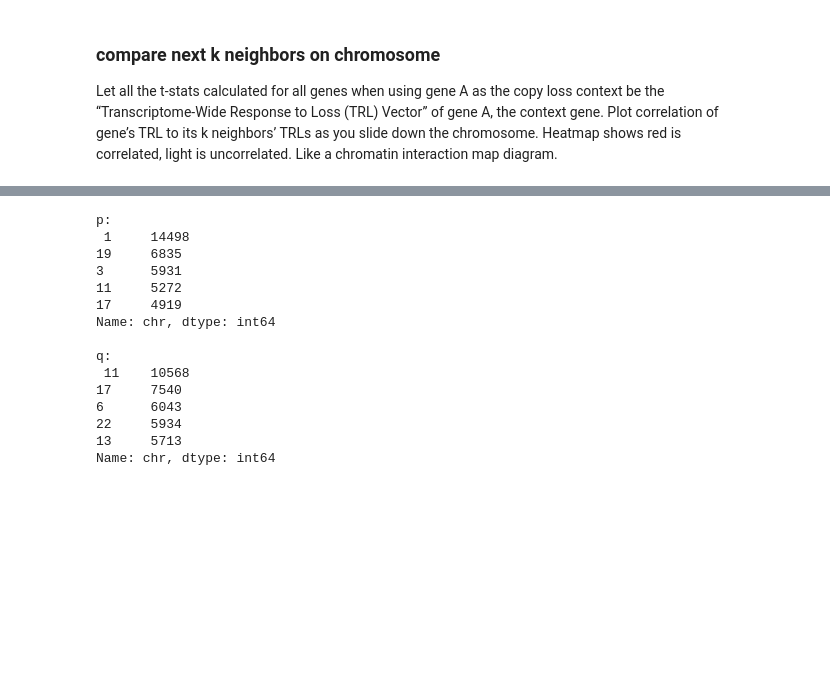
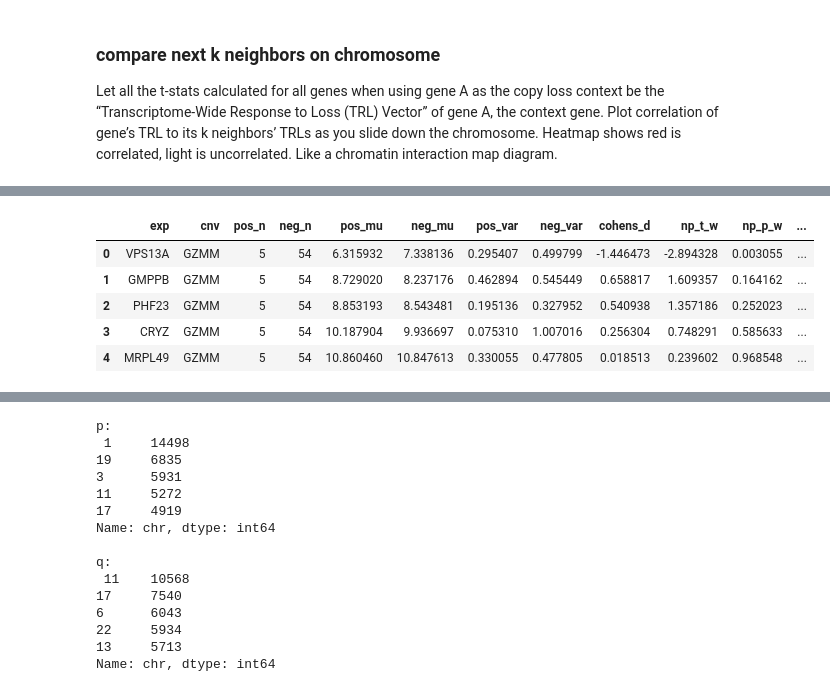
Before and after one commit to thjmattth/clove, a Jupyter notebook: ccle_results.ipynb, the cells around one changed output, grey strips where cells are left out. Cells and saved outputs as stored; diff of their text form; code cells hidden in the pictures; blank space fills up the shorter version.

```diff
--- a/ccle_results.ipynb
+++ b/ccle_results.ipynb
@@ -3071,7 +3071,15 @@ chrloc.head()
 | 3 | HGNC:1000 | BCL5 | B cell CLL/lymphoma 5 | NaN | NaN | 17q22 |
 | 4 | HGNC:10000 | RGS4 | regulator of G protein signaling 4 | SCZD9 | NaN | 1q23.3 |
 # %%
-breast = breast.merge(chrloc, on='cnv', how='inner')
-# breast.to_csv('data/breast_ttest_real_samp.tab.gz', sep='\t', compression='gzip')
+# breast = breast.merge(chrloc, on='cnv', how='inner')
+breast.to_csv('data/breast_ttest_real_samp.tab.gz', sep='\t', compression='gzip')
+breast.head()
+# %% [output]
+|  | exp | cnv | pos_n | neg_n | pos_mu | neg_mu | pos_var | neg_var | cohens_d | np_t_w | np_p_w | ... |
+| 0 | VPS13A | GZMM | 5 | 54 | 6.315932 | 7.338136 | 0.295407 | 0.499799 | -1.446473 | -2.894328 | 0.003055 | ... |
+| 1 | GMPPB | GZMM | 5 | 54 | 8.729020 | 8.237176 | 0.462894 | 0.545449 | 0.658817 | 1.609357 | 0.164162 | ... |
+| 2 | PHF23 | GZMM | 5 | 54 | 8.853193 | 8.543481 | 0.195136 | 0.327952 | 0.540938 | 1.357186 | 0.252023 | ... |
+| 3 | CRYZ | GZMM | 5 | 54 | 10.187904 | 9.936697 | 0.075310 | 1.007016 | 0.256304 | 0.748291 | 0.585633 | ... |
+| 4 | MRPL49 | GZMM | 5 | 54 | 10.860460 | 10.847613 | 0.330055 | 0.477805 | 0.018513 | 0.239602 | 0.968548 | ... |
 # %%
 breast = pd.read_csv('data/breast_ttest_real_samp.tab.gz', sep='\t', compression='gzip', index_col=0)
```
Also changed, not shown: parts of 1 cell of this notebook, 1 other file.
